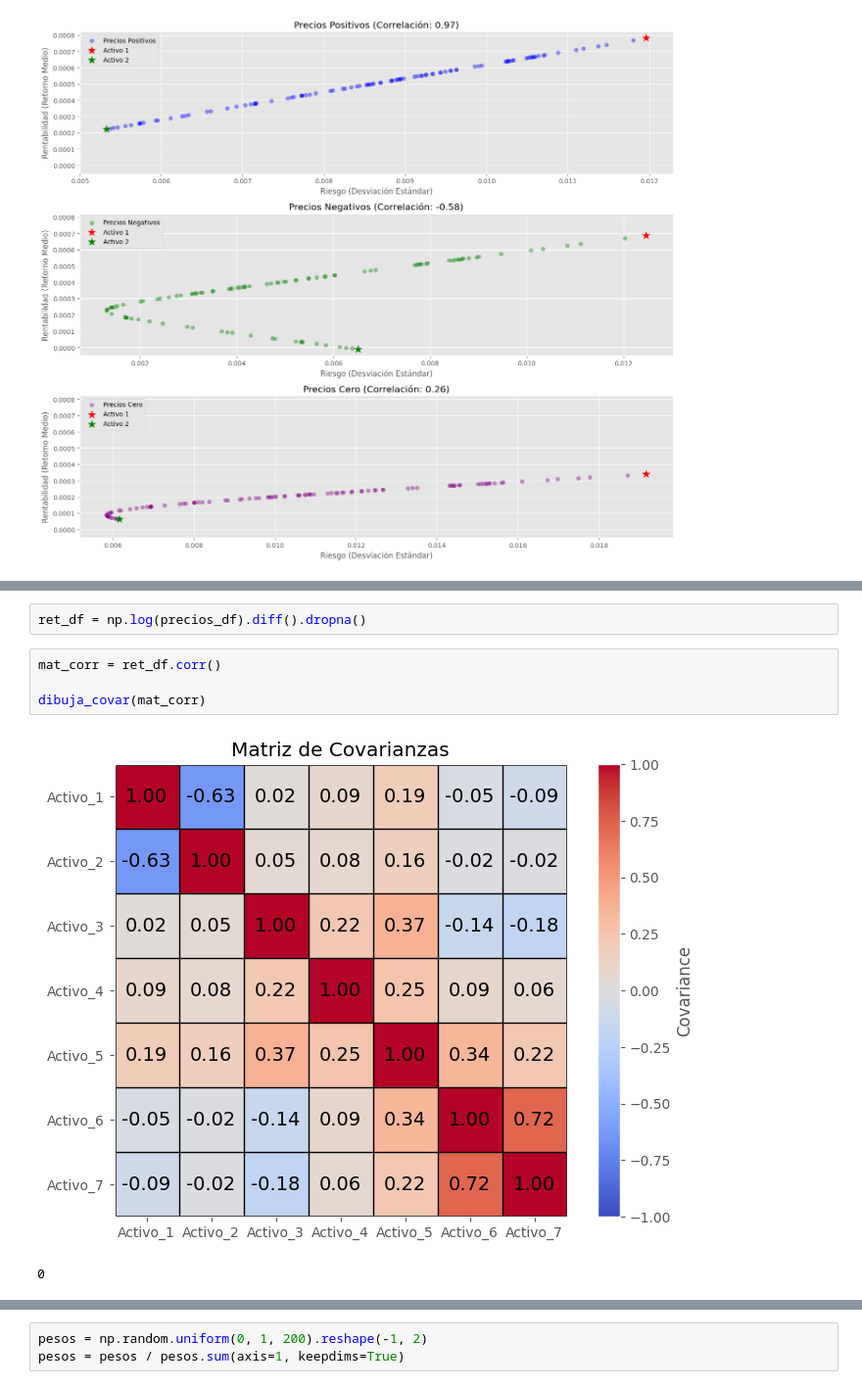
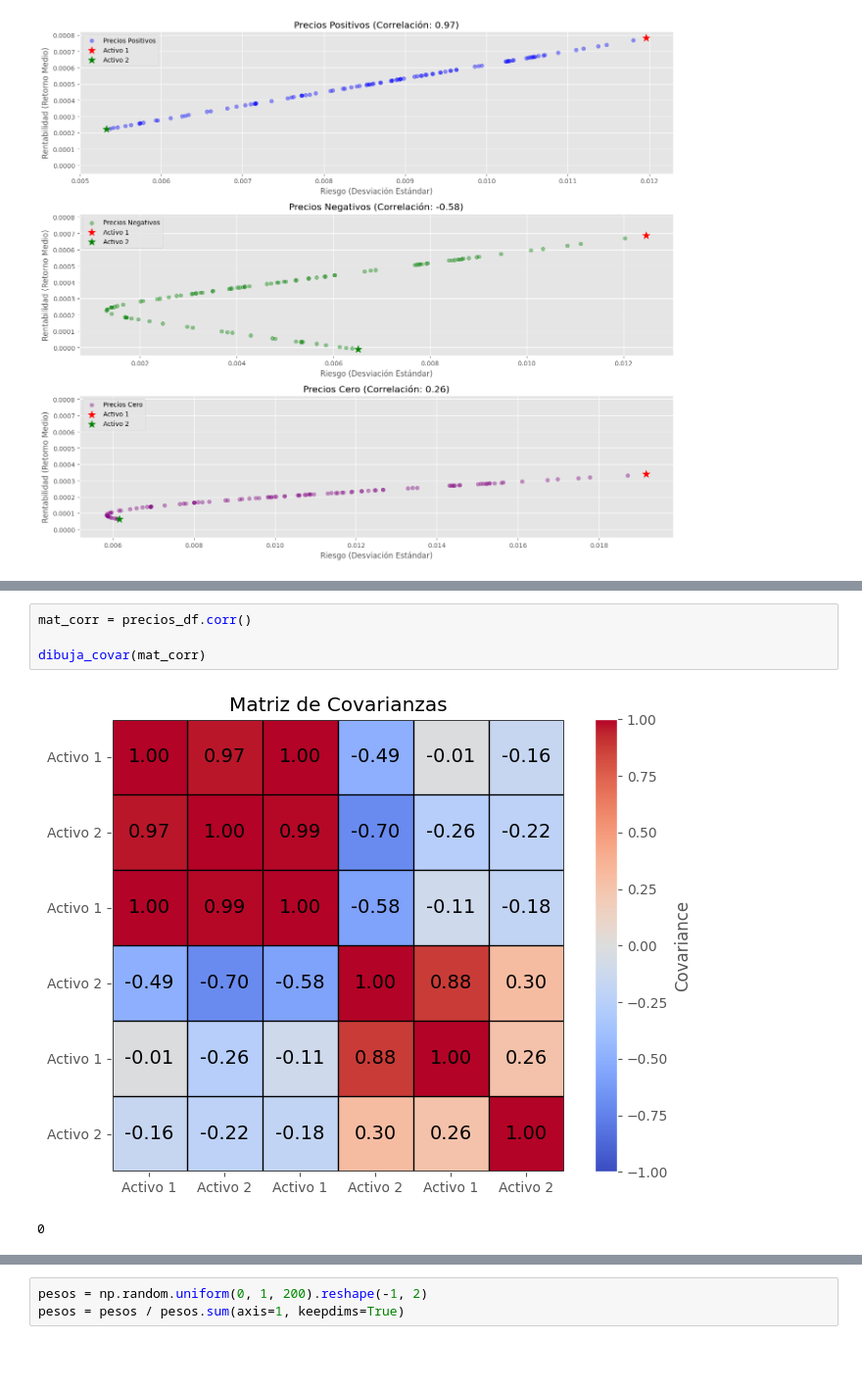
Before and after one commit to alfonso-santos/Python-aplicado-gestion-carteras, a Jupyter notebook: source/carteras-reales.ipynb, the cells around one changed output, grey strips where cells are left out. Shown at 98% size. Cells and saved outputs as stored; diff of their text form; blank space fills up the shorter version.

```diff
--- a/source/carteras-reales.ipynb
+++ b/source/carteras-reales.ipynb
@@ -152,9 +121,7 @@ plt.show()
-# %%
-ret_df = np.log(precios_df).diff().dropna()
 # %%
-mat_corr = ret_df.corr()
+mat_corr = precios_df.corr()
 
 dibuja_covar(mat_corr)
 # %% [output]
-[figure, old version]
+[figure, new version]
 0
```
Also changed, not shown: parts of 13 cells of this notebook.
